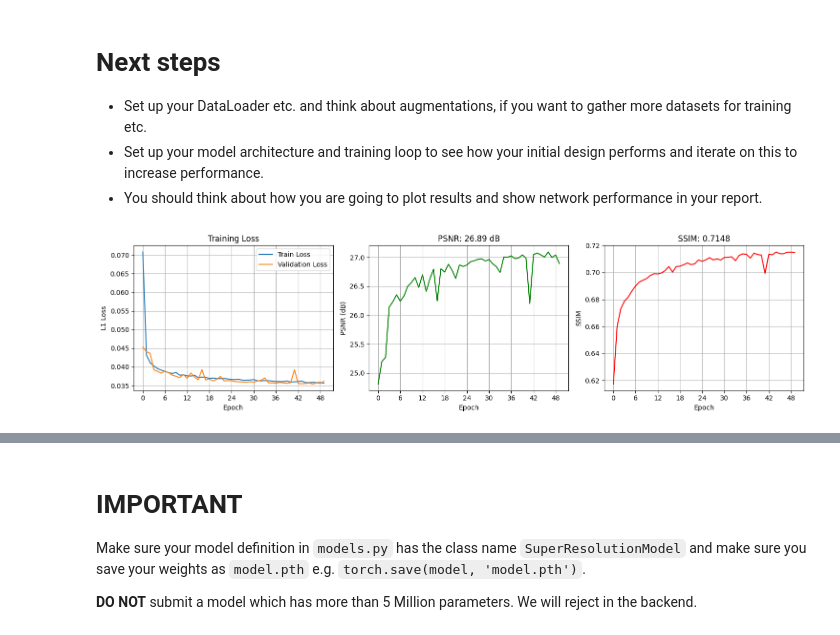
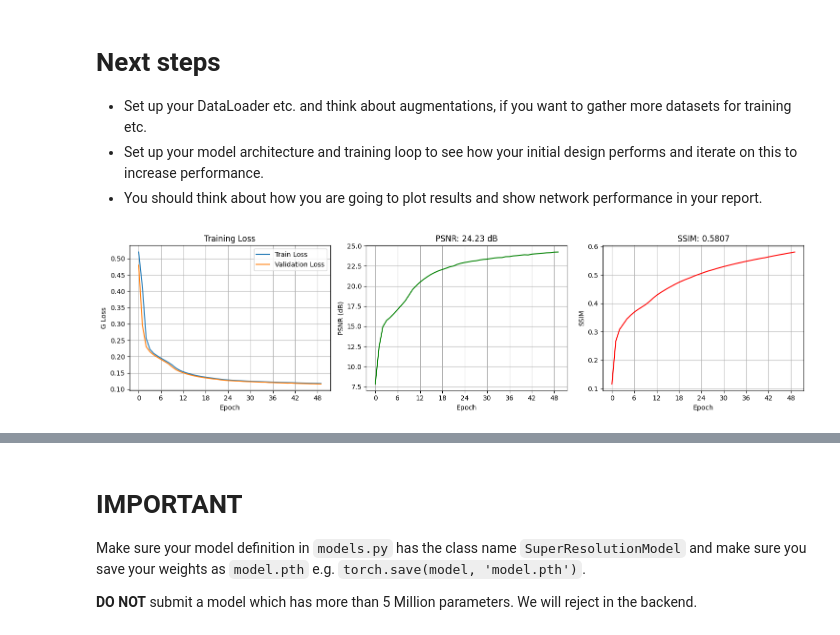
Before and after one commit to dylanneve1/4c16-labs, a Jupyter notebook: lab-07/Lab 7.ipynb, the cells around one changed output, grey strips where cells are left out. Saved outputs shown, nothing was run; the diff lists cells and outputs as text; code cells hidden in the pictures.

```diff
--- a/lab-07/Lab 7.ipynb
+++ b/lab-07/Lab 7.ipynb
@@ -184,6 +246,10 @@ import numpy as np
 # Reload the module to pick up changes
 importlib.reload(models)
 from models import SuperResolutionModel
+
+batches = 1024
+train_loader = DataLoader(train_ds, batch_size=batches, shuffle=True, num_workers=0)
+val_loader = DataLoader(val_ds, batch_size=batches, shuffle=False, num_workers=0)
 
 def calculate_metrics(pred, target):
     """Calculate PSNR and SSIM for a batch"""
@@ -231,7 +297,7 @@ class PlotLogLoss:
         axes[0].plot(self.epochs, self.train_losses, label="Train Loss")
         axes[0].plot(self.epochs, self.val_losses, label="Validation Loss")
         axes[0].xaxis.set_major_locator(MaxNLocator(integer=True))
-        axes[0].set_ylabel('L1 Loss')
+        axes[0].set_ylabel('G Loss')
         axes[0].set_xlabel('Epoch')
         axes[0].set_title('Training Loss')
         axes[0].legend()
@@ -264,8 +330,8 @@ sr_model = SuperResolutionModel().to(device)
 
 # --- Setup Optimizer & Loss ---
 num_epochs = 50
-learning_rate = 0.0001
-criterion = nn.L1Loss()
+learning_rate = 0.00001
+criterion = GLoss().to(device)
 optimizer = optim.Adam(sr_model.parameters(), lr=learning_rate)
 plotter = PlotLogLoss()
 
@@ -291,31 +357,31 @@ for epoch in range(num_epochs):
     train_loss = running_loss / len(train_loader.dataset)
 
     # Validation Phase with PSNR/SSIM
     sr_model.eval()
     val_running_loss = 0.0
     all_psnr = []
     all_ssim = []
 
     with torch.no_grad():
         for lr_batch, hr_batch in tqdm(val_loader, desc=f'Epoch {epoch+1}/{num_epochs} [Val]', leave=False):
             lr_batch, hr_batch = lr_batch.to(device), hr_batch.to(device)
             out = sr_model(lr_batch)
             loss = criterion(out, hr_batch)
             val_running_loss += loss.item() * lr_batch.size(0)
 
             # Calculate PSNR and SSIM
             psnr_val, ssim_val = calculate_metrics(out, hr_batch)
             all_psnr.append(psnr_val)
             all_ssim.append(ssim_val)
 
     val_loss = val_running_loss / len(val_loader.dataset)
     avg_psnr = np.mean(all_psnr)
     avg_ssim = np.mean(all_ssim)
 
     # Update Live Graph with metrics
     plotter.update(train_loss, val_loss, avg_psnr, avg_ssim)
     print(f'Epoch {epoch+1}: Train Loss {train_loss:.5f} | Val Loss {val_loss:.5f} | PSNR {avg_psnr:.2f} dB | SSIM {avg_ssim:.4f}')
 
 print('Training finished.')
 # %% [output]
-[figure, old version]
+[figure, new version]
```
Also changed, not shown: parts of 5 cells of this notebook, 1 other file.
